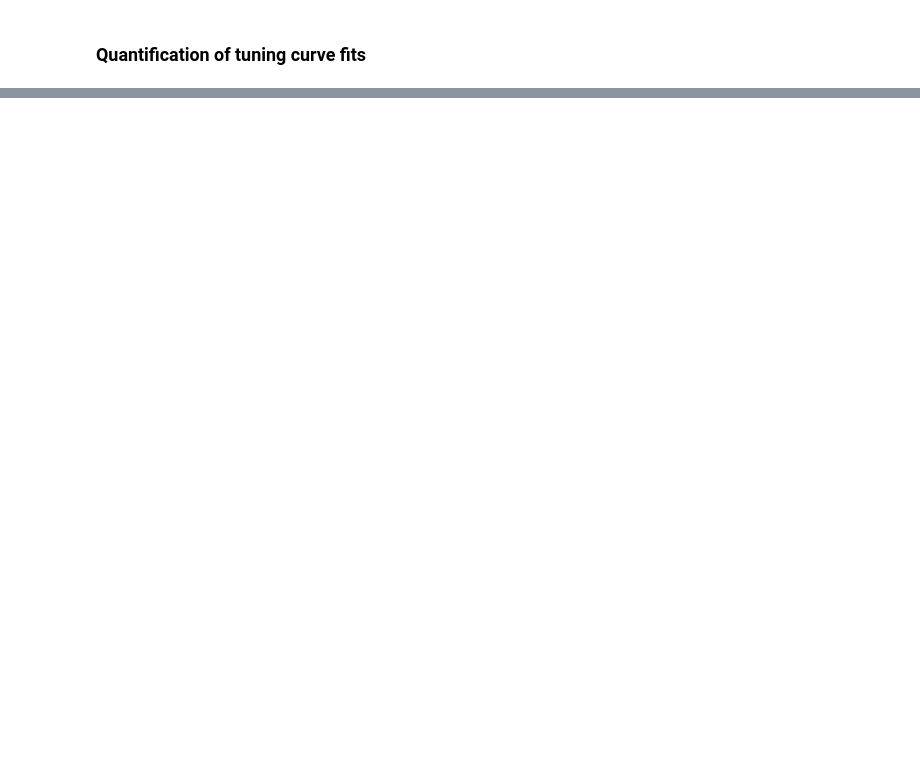
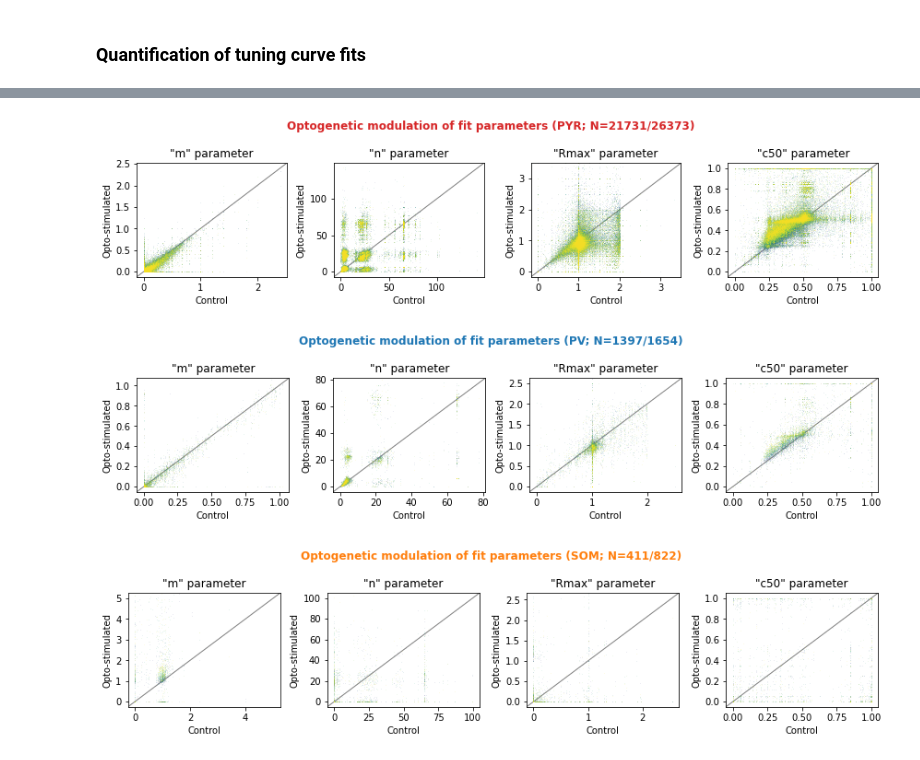
Before and after one commit to BlueBrain/sscx-analysis, a Jupyter notebook: visual_contrast/notebooks/OptoStim_Tuning_Analysis.ipynb, the cells around one changed output, grey strips where cells are left out. Saved outputs shown, nothing was run; the diff lists cells and outputs as text; code cells hidden in the pictures; blank space fills up the shorter version.

```diff
--- a/visual_contrast/notebooks/OptoStim_Tuning_Analysis.ipynb
+++ b/visual_contrast/notebooks/OptoStim_Tuning_Analysis.ipynb
@@ -600,3 +754,34 @@ for opt_fit_params, lbl, col in zip([opt_fit_params_PYR, opt_fit_params_PV, opt_
+# %%
+# Plot scatter plots of fitting parameters (Control vs. Opto)
+ctrl_idx = np.where(np.array(opto_depol_pct) == 0.0)[0][0]
+opto_idx = np.where(np.array(opto_depol_pct) > 0.0)[0]
+# opto_idx = [np.where(np.array(opto_depol_pct) > 0.0)[0][0]]
+
+for opt_fit_params, lbl, col in zip([opt_fit_params_PYR, opt_fit_params_PV, opt_fit_params_SOM], ['PYR', 'PV', 'SOM'], ['tab:red', 'tab:blue', 'tab:orange']):
+    N = np.sum(np.all(np.isfinite(opt_fit_params[0]), 1))
+    plt.figure(figsize=(12, 3))
+    for p_idx, p_name in enumerate(fit_param_names):
+        plt.subplot(1, len(fit_param_names), p_idx + 1)
+        for o_idx in opto_idx:
+            plt.plot(opt_fit_params[ctrl_idx][:, p_idx], opt_fit_params[o_idx][:, p_idx], '.', markersize=1, markeredgecolor='none', color=level_colors[o_idx], alpha=0.5, label=f'{opto_depol_pct[o_idx]}%')
+        plt.xlim(plt.xlim())
+        plt.ylim(plt.xlim())
+#         plt.ylim(plt.ylim())
+        ax_min = np.minimum(plt.xlim()[0], plt.ylim()[0])
+        ax_max = np.maximum(plt.xlim()[1], plt.ylim()[1])
+        plt.plot([ax_min, ax_max], [ax_min, ax_max], '-', lw=1, color='grey', zorder=0)
+        plt.xlabel('Control')
+        plt.ylabel('Opto-stimulated')
+        plt.title(f'"{p_name}" parameter')
+#         plt.legend()
+    plt.suptitle(f'Optogenetic modulation of fit parameters ({lbl}; N={N}/{opt_fit_params[0].shape[0]})', fontweight='bold', color=col)
+    plt.tight_layout()
+    plt.savefig(os.path.join(save_path, f'fit_param_scatters_{lbl}.png'), dpi=300)
+    plt.show()
+# %% [output]
+[figure, added]
+[figure, added]
+[figure, added]
 # %%
 # # Plot medians of opt fit param distributions for different levels of opto stim
 # c = np.arange(min(contrasts), max(contrasts), 0.01)
```
Also changed, not shown: parts of 21 cells of this notebook.
